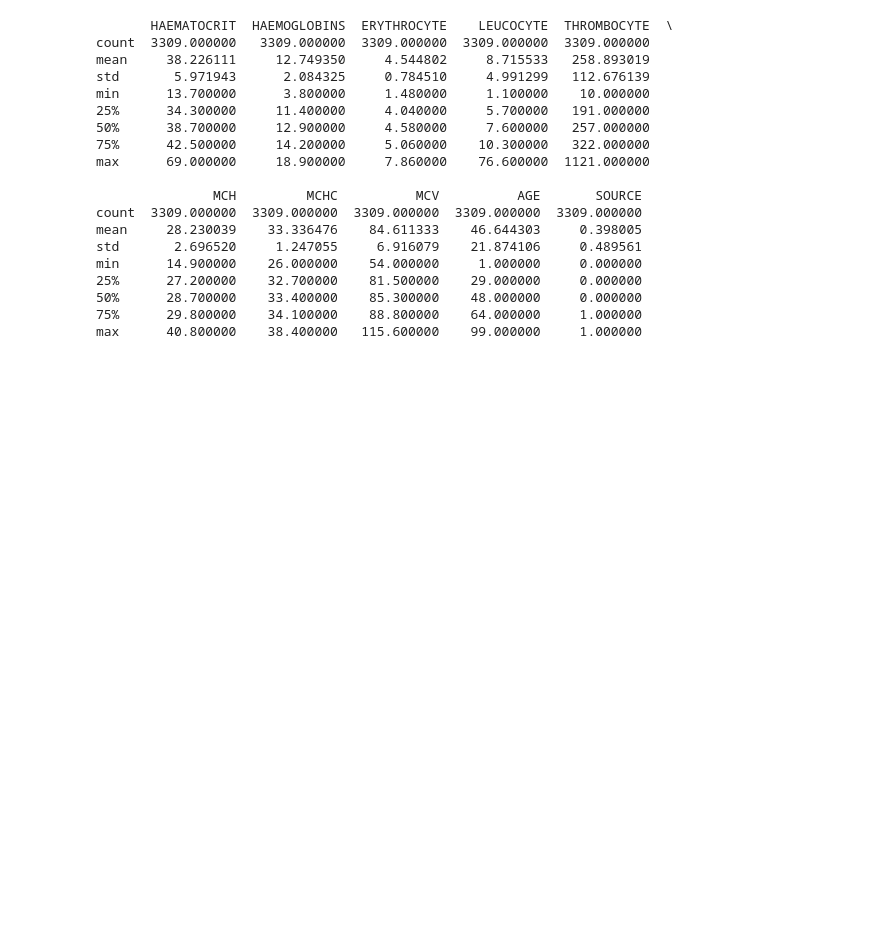
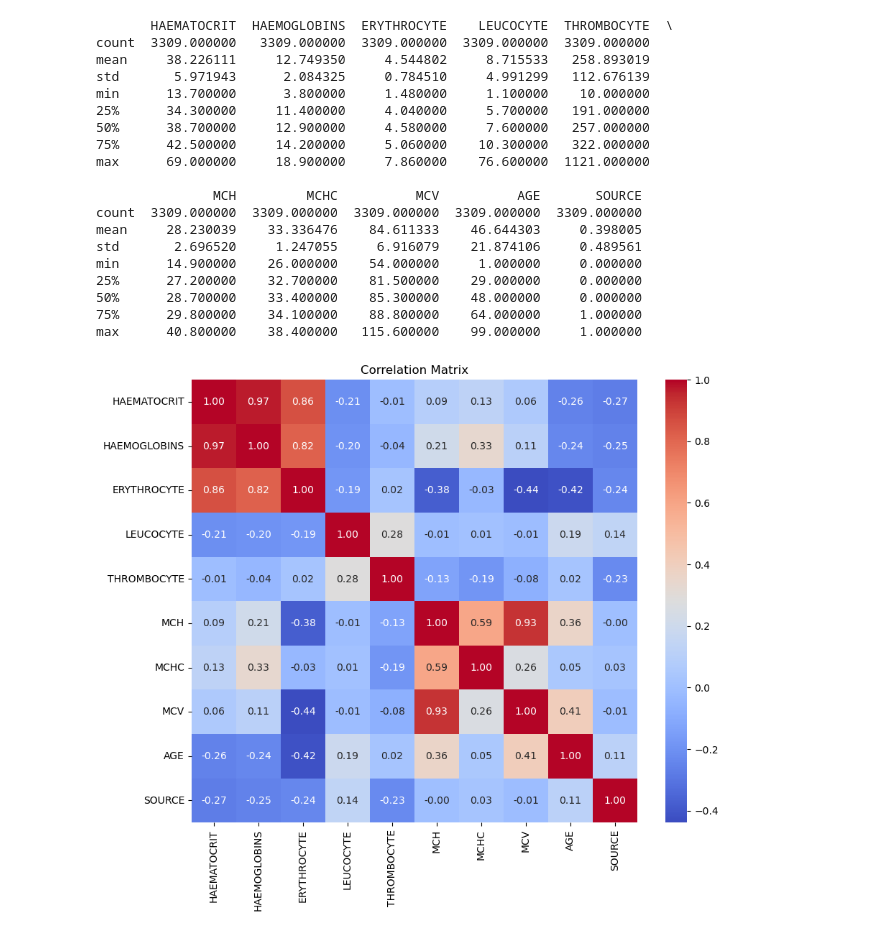
Before and after one commit to MitaliP001/Identifying-High-Risk-Patients-for-Targeted-Prevention-and-Intervention, a Jupyter notebook: patient_treatment_Exploratory_Data_Analysis_EDA.ipynb, the cells around one changed output. Drawn from its saved outputs; the diff is of its cells as text; code cells hidden in the pictures; blank space fills up the shorter version.

```diff
--- a/patient_treatment_Exploratory_Data_Analysis_EDA.ipynb
+++ b/patient_treatment_Exploratory_Data_Analysis_EDA.ipynb
@@ -6,49 +6,36 @@ import seaborn as sns
 # Load the dataset
 data = pd.read_csv("https://raw.githubusercontent.com/MitaliP001/patient-treatment-classification/main/training_set.csv")
 
 # Display basic statistics of the dataset
-print(data.describe())
+numeric_data_description = data.describe()
+print(numeric_data_description)
 
-# Pairwise scatter plot for numerical variables colored by 'SOURCE'
-sns.pairplot(data, hue='SOURCE', diag_kind='kde')
-plt.show()
+# Heatmap of correlation matrix (excluding non-numeric columns)
+numeric_columns = data.select_dtypes(include=['float64', 'int64']).columns
+corr_matrix = data[numeric_columns].corr()
 
-# Box plot for numerical variables by 'SOURCE'
-fig, axes = plt.subplots(nrows=3, ncols=3, figsize=(15, 10))
-
-for i, column in enumerate(data.columns[:-1]):
-    sns.boxplot(x='SOURCE', y=column, data=data, ax=axes[i // 3, i % 3])
-
-plt.tight_layout()
-plt.show()
-
-# Heatmap of correlation matrix
-corr_matrix = data.corr()
 plt.figure(figsize=(10, 8))
 sns.heatmap(corr_matrix, annot=True, cmap='coolwarm', fmt=".2f")
 plt.title('Correlation Matrix')
 plt.show()
-
-# Count plot for categorical variable 'SEX' colored by 'SOURCE'
-sns.countplot(x='SEX', hue='SOURCE', data=data)
-plt.show()
 # %% [output]
        HAEMATOCRIT  HAEMOGLOBINS  ERYTHROCYTE    LEUCOCYTE  THROMBOCYTE  \
 count  3309.000000   3309.000000  3309.000000  3309.000000  3309.000000
 mean     38.226111     12.749350     4.544802     8.715533   258.893019
 std       5.971943      2.084325     0.784510     4.991299   112.676139
 min      13.700000      3.800000     1.480000     1.100000    10.000000
 25%      34.300000     11.400000     4.040000     5.700000   191.000000
 50%      38.700000     12.900000     4.580000     7.600000   257.000000
 75%      42.500000     14.200000     5.060000    10.300000   322.000000
 max      69.000000     18.900000     7.860000    76.600000  1121.000000
 
                MCH         MCHC          MCV          AGE       SOURCE
 count  3309.000000  3309.000000  3309.000000  3309.000000  3309.000000
 mean     28.230039    33.336476    84.611333    46.644303     0.398005
 std       2.696520     1.247055     6.916079    21.874106     0.489561
 min      14.900000    26.000000    54.000000     1.000000     0.000000
 25%      27.200000    32.700000    81.500000    29.000000     0.000000
 50%      28.700000    33.400000    85.300000    48.000000     0.000000
 75%      29.800000    34.100000    88.800000    64.000000     1.000000
 max      40.800000    38.400000   115.600000    99.000000     1.000000
+[figure, added]
```
Also changed, not shown: 5 other files.
